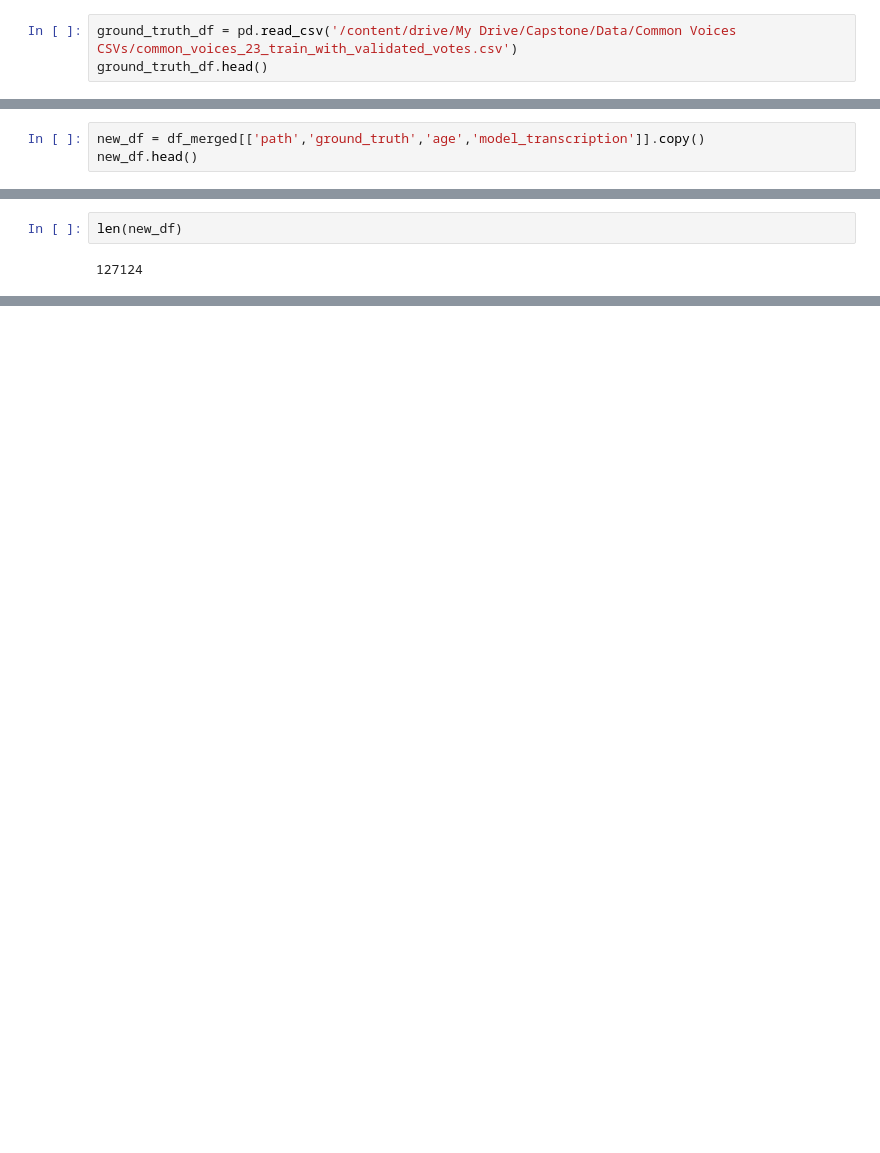
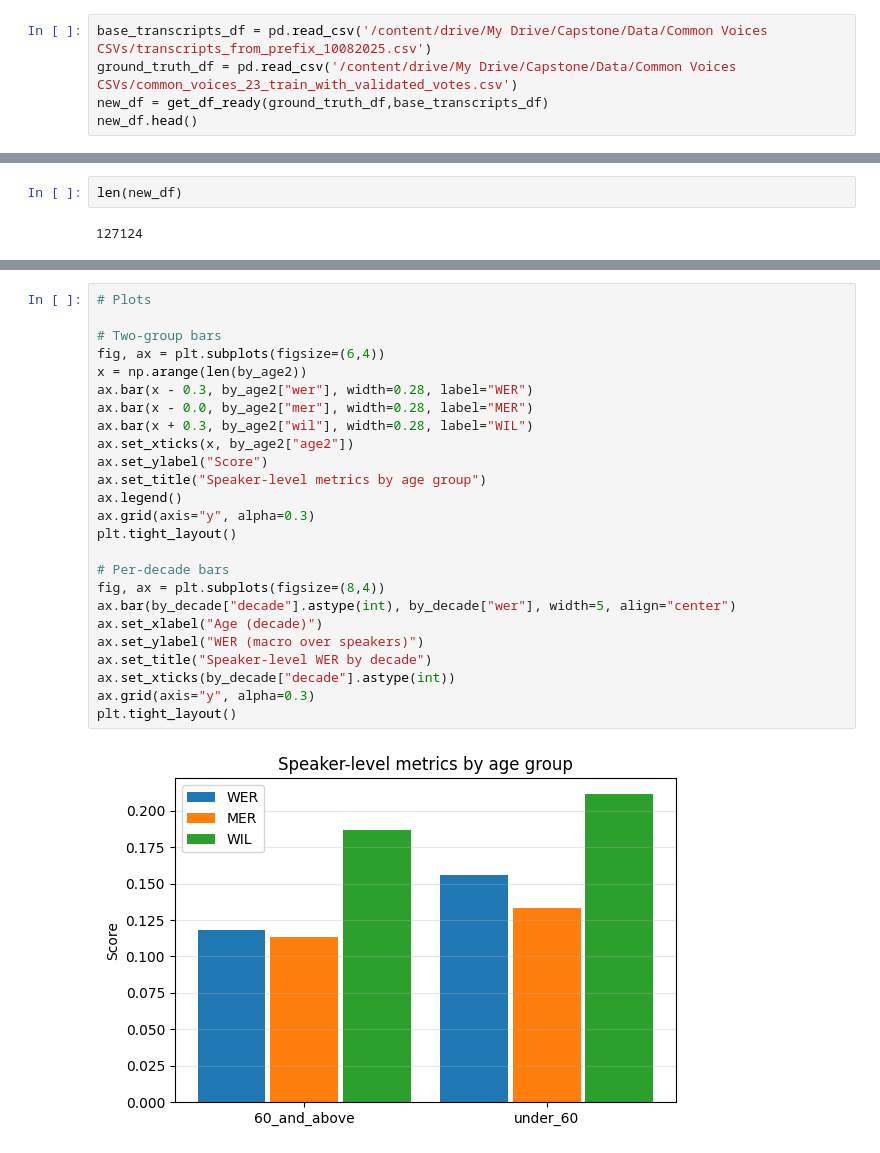
Before and after one commit to Vinithkuruppu/ASR-Elder, a Jupyter notebook: asr_eval.ipynb, the cells around one changed output, grey strips where cells are left out. Cells and saved outputs as stored; diff of their text form; blank space fills up the shorter version.

```diff
--- a/asr_eval.ipynb
+++ b/asr_eval.ipynb
@@ -17,4 +114,6 @@ Drive already mounted at /content/drive; to attempt to forcibly remount, call dr
 # %%
+base_transcripts_df = pd.read_csv('/content/drive/My Drive/Capstone/Data/Common Voices CSVs/transcripts_from_prefix_10082025.csv')
 ground_truth_df = pd.read_csv('/content/drive/My Drive/Capstone/Data/Common Voices CSVs/common_voices_23_train_with_validated_votes.csv')
-ground_truth_df.head()
+new_df = get_df_ready(ground_truth_df,base_transcripts_df)
+new_df.head()
 # %% [output]
@@ -53,3 +125,0 @@ df_merged = df_merged.rename(columns={'transcribed_text': 'model_transcription',
-# %%
-new_df = df_merged[['path','ground_truth','age','model_transcription']].copy()
-new_df.head()
@@ -132,0 +223,27 @@ well the girl is telling the boy to get the cookies down but dont tell your moth
+# %%
+# Plots
+
+# Two-group bars
+fig, ax = plt.subplots(figsize=(6,4))
+x = np.arange(len(by_age2))
+ax.bar(x - 0.3, by_age2["wer"], width=0.28, label="WER")
+ax.bar(x - 0.0, by_age2["mer"], width=0.28, label="MER")
+ax.bar(x + 0.3, by_age2["wil"], width=0.28, label="WIL")
+ax.set_xticks(x, by_age2["age2"])
+ax.set_ylabel("Score")
+ax.set_title("Speaker-level metrics by age group")
+ax.legend()
+ax.grid(axis="y", alpha=0.3)
+plt.tight_layout()
+
+# Per-decade bars
+fig, ax = plt.subplots(figsize=(8,4))
+ax.bar(by_decade["decade"].astype(int), by_decade["wer"], width=5, align="center")
+ax.set_xlabel("Age (decade)")
+ax.set_ylabel("WER (macro over speakers)")
+ax.set_title("Speaker-level WER by decade")
+ax.set_xticks(by_decade["decade"].astype(int))
+ax.grid(axis="y", alpha=0.3)
+plt.tight_layout()
+# %% [output]
+[figure, added]
```
Also changed, not shown: parts of 34 cells of this notebook.
